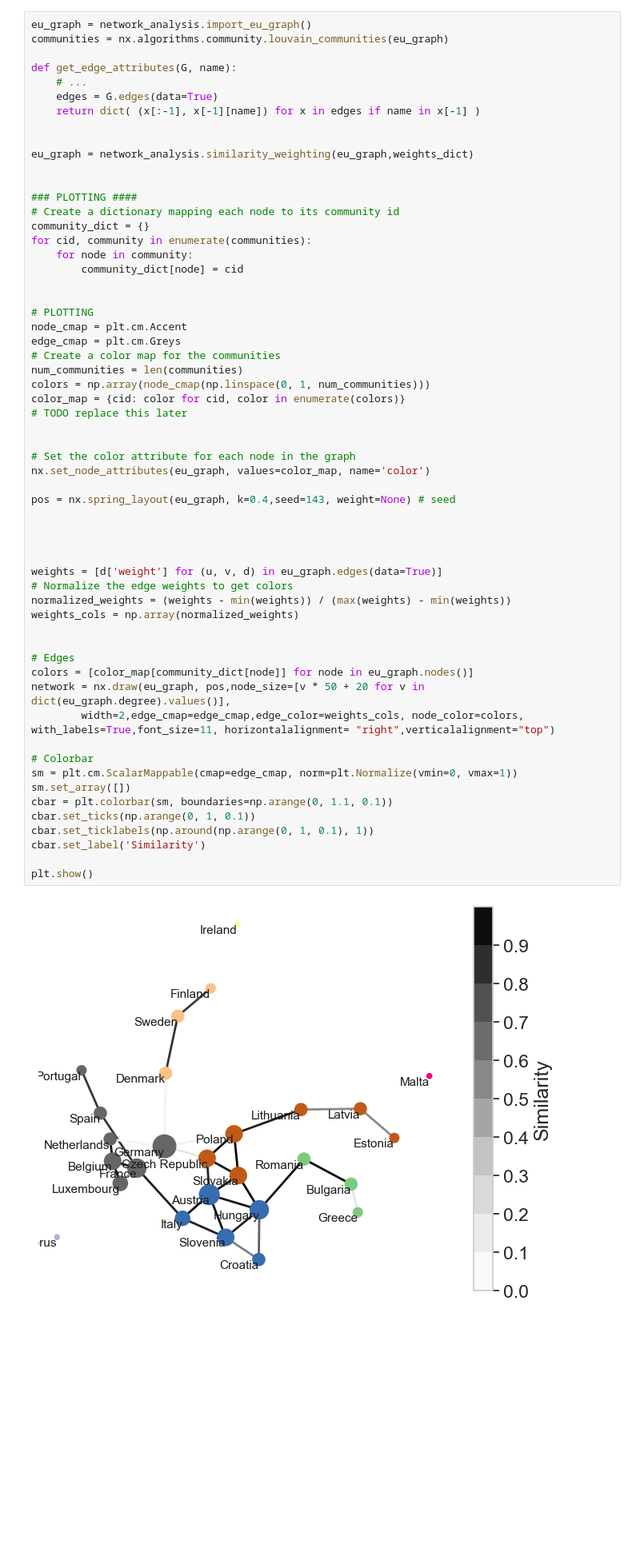
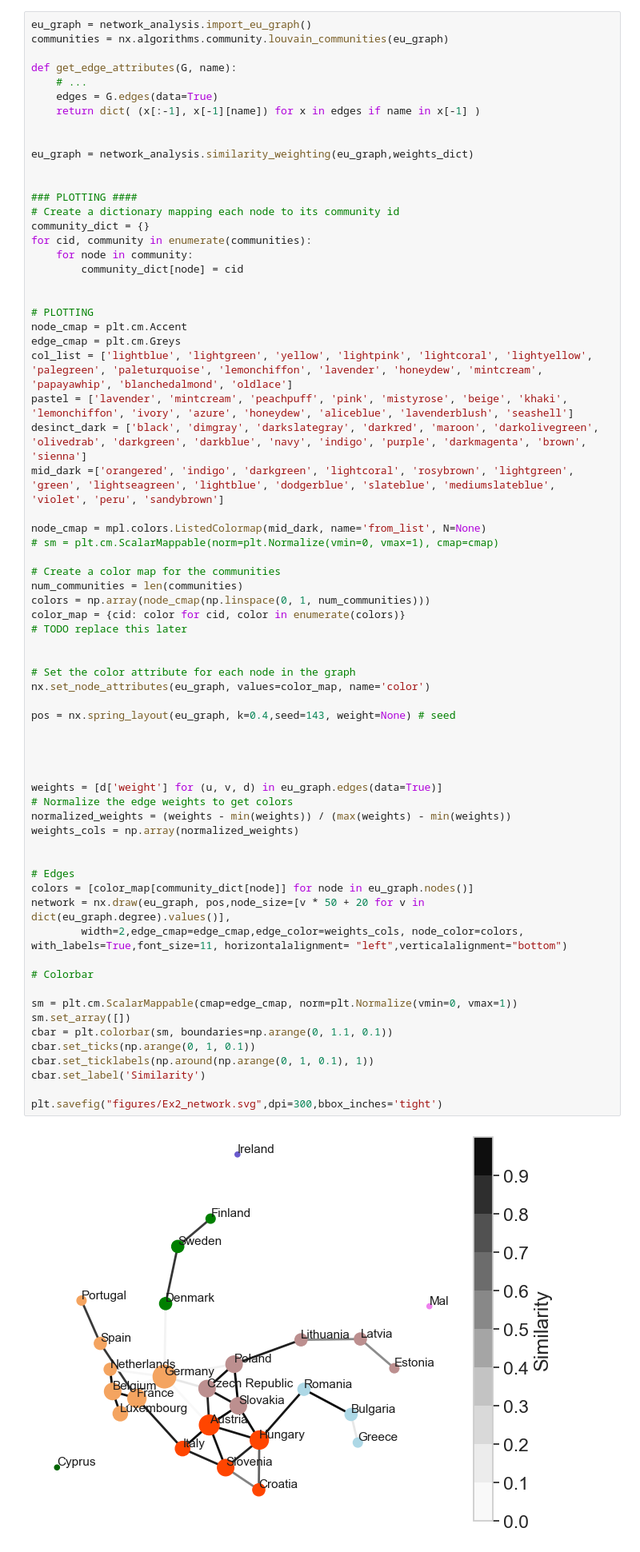
Before and after one commit to PaulHosek/Agent_based_modeling, a Jupyter notebook: Experiments.ipynb, the cells around one changed output. Shown at 80% size. Cells and saved outputs as stored; diff of their text form; blank space fills up the shorter version.

```diff
--- a/Experiments.ipynb
+++ b/Experiments.ipynb
@@ -237,6 +238,14 @@ for cid, community in enumerate(communities):
 # PLOTTING
 node_cmap = plt.cm.Accent
 edge_cmap = plt.cm.Greys
+col_list = ['lightblue', 'lightgreen', 'yellow', 'lightpink', 'lightcoral', 'lightyellow', 'palegreen', 'paleturquoise', 'lemonchiffon', 'lavender', 'honeydew', 'mintcream', 'papayawhip', 'blanchedalmond', 'oldlace']
+pastel = ['lavender', 'mintcream', 'peachpuff', 'pink', 'mistyrose', 'beige', 'khaki', 'lemonchiffon', 'ivory', 'azure', 'honeydew', 'aliceblue', 'lavenderblush', 'seashell']
+desinct_dark = ['black', 'dimgray', 'darkslategray', 'darkred', 'maroon', 'darkolivegreen', 'olivedrab', 'darkgreen', 'darkblue', 'navy', 'indigo', 'purple', 'darkmagenta', 'brown', 'sienna']
+mid_dark =['orangered', 'indigo', 'darkgreen', 'lightcoral', 'rosybrown', 'lightgreen', 'green', 'lightseagreen', 'lightblue', 'dodgerblue', 'slateblue', 'mediumslateblue', 'violet', 'peru', 'sandybrown']
+
+node_cmap = mpl.colors.ListedColormap(mid_dark, name='from_list', N=None)
+# sm = plt.cm.ScalarMappable(norm=plt.Normalize(vmin=0, vmax=1), cmap=cmap)
+
 # Create a color map for the communities
 num_communities = len(communities)
 colors = np.array(node_cmap(np.linspace(0, 1, num_communities)))
@@ -244,33 +253,34 @@ color_map = {cid: color for cid, color in enumerate(colors)}
 # TODO replace this later
 
 
 # Set the color attribute for each node in the graph
 nx.set_node_attributes(eu_graph, values=color_map, name='color')
 
 pos = nx.spring_layout(eu_graph, k=0.4,seed=143, weight=None) # seed
 
 
 
 
 weights = [d['weight'] for (u, v, d) in eu_graph.edges(data=True)]
 # Normalize the edge weights to get colors
 normalized_weights = (weights - min(weights)) / (max(weights) - min(weights))
 weights_cols = np.array(normalized_weights)
 
 
 # Edges
 colors = [color_map[community_dict[node]] for node in eu_graph.nodes()]
 network = nx.draw(eu_graph, pos,node_size=[v * 50 + 20 for v in dict(eu_graph.degree).values()],
-        width=2,edge_cmap=edge_cmap,edge_color=weights_cols, node_color=colors, with_labels=True,font_size=11, horizontalalignment= "right",verticalalignment="top")
+        width=2,edge_cmap=edge_cmap,edge_color=weights_cols, node_color=colors, with_labels=True,font_size=11, horizontalalignment= "left",verticalalignment="bottom")
 
 # Colorbar
+
 sm = plt.cm.ScalarMappable(cmap=edge_cmap, norm=plt.Normalize(vmin=0, vmax=1))
 sm.set_array([])
 cbar = plt.colorbar(sm, boundaries=np.arange(0, 1.1, 0.1))
 cbar.set_ticks(np.arange(0, 1, 0.1))
 cbar.set_ticklabels(np.around(np.arange(0, 1, 0.1), 1))
 cbar.set_label('Similarity')
 
-plt.show()
+plt.savefig("figures/Ex2_network.svg",dpi=300,bbox_inches='tight')
 # %% [output]
-[figure, old version]
+[figure, new version]
```
Also changed, not shown: parts of 1 cell of this notebook, 1 other file.
